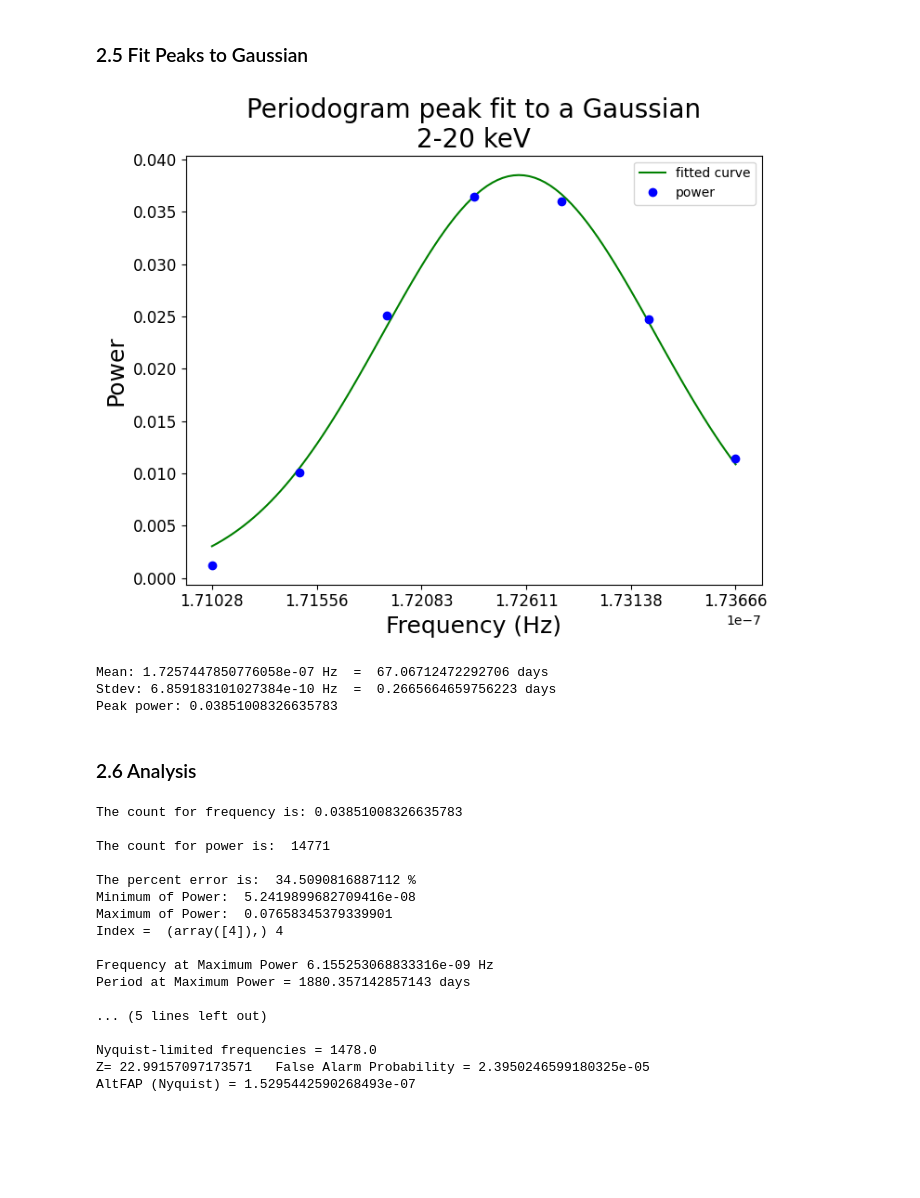
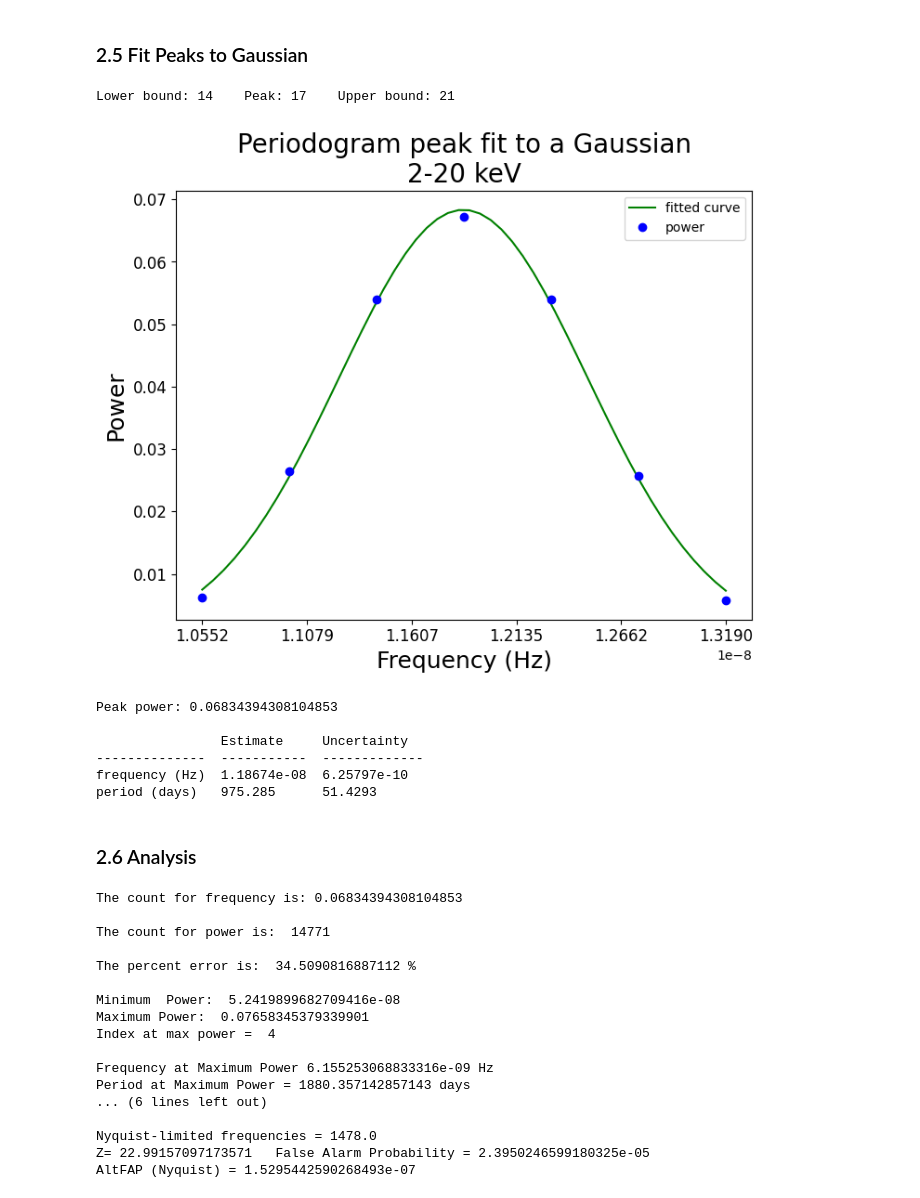
Before and after one commit to Beauremontt/AGN-Flux-Timing-Analysis, a Jupyter notebook: AGNFluxTimingAnalysis.ipynb, the cells around one changed output. Drawn from its saved outputs; the diff is of its cells as text; code cells hidden in the pictures; blank space fills up the shorter version.

```diff
--- a/AGNFluxTimingAnalysis.ipynb
+++ b/AGNFluxTimingAnalysis.ipynb
@@ -320,8 +320,8 @@ power           0.00359099   0.00215253   0.0171875    0.0489749    0.0765835
 # %%
 # @title  { form-width: "25%" }
 
-# for now, manually define index range of peak from table 1 in 2.4
-peak = 59 # @param {type:"integer"}
+# choose peak from 'peaks index' row of second table in 2.4
+peak = 2 # @param {type:"integer"}
 
 # ensure the interval encloses the peak
 if power[peaks[0]] > power[pits[0]]:
@@ -330,6 +330,7 @@ if power[peaks[0]] > power[pits[0]]:
 else:
   interval_start = pits[peak-1]
   interval_end = pits[peak]
+print("Lower bound:", interval_start, "   Peak:", peaks[peak], "   Upper bound:", interval_end)
 
 
 # get data values
@@ -339,41 +340,45 @@ data_x = frequency[interval_start:interval_end]
 # define the Gaussian function
 def Gauss(x, mu, sigma, A):
     return A * np.exp(-(x - mu)**2 / (2 * sigma**2))
 
 # initial guess for parameters
 init = [np.mean(data_x), np.std(data_x), np.max(data_y)]
 
 # fit data to Gauss
 params, covariance = curve_fit(Gauss, data_x, data_y, p0=init)
 
 # get optimized parameters
 mu, sigma, A = params
 mu_d = 1/(mu*86400)
+sigma_d = sigma/mu * mu_d
 
 # plot fitted curve and data
 plt.subplots(1,1,figsize=(8,6))
-gauss_x = np.linspace(data_x[0], data_x[-1], 100)
+gauss_x = np.linspace(data_x[0], data_x[-1], 50)
 plt.plot(gauss_x, Gauss(gauss_x, mu, sigma, A), 'g-', label="fitted curve")
 plt.plot(data_x, data_y, 'bo', label="power")
 
 # put labels on plot
 plt.title(f"Periodogram peak fit to a Gaussian\n{band_label}", fontsize=20)
 plt.xticks(np.linspace(min(data_x), max(data_x), 6))
 plt.xlabel("Frequency (Hz)", fontsize=18)
 plt.ylabel("Power", fontsize=18)
 plt.tick_params(labelsize=12)
 plt.legend()
 
 # print results
 plt.show()
-print("Mean:", mu, "Hz  = ", mu_d, "days")
-print("Stdev:", sigma, "Hz  = ", sigma/mu * mu_d, "days")
-print("Peak power:", A)
+print("\nPeak power:", A, "\n")
+print(tabulate([["frequency (Hz)"] + [mu, sigma], ["period (days)"] + [mu_d, sigma_d]], headers=["", "Estimate", "Uncertainty"], numalign='left'))
 # %% [output]
+Lower bound: 14    Peak: 17    Upper bound: 21
-[figure, old version]
+[figure, new version]
-Mean: 1.7257447850776058e-07 Hz  =  67.06712472292706 days
-Stdev: 6.859183101027384e-10 Hz  =  0.2665664659756223 days
-Peak power: 0.03851008326635783
+Peak power: 0.06834394308104853
+
+                Estimate     Uncertainty
+--------------  -----------  -------------
+frequency (Hz)  1.18674e-08  6.25797e-10
+period (days)   975.285      51.4293
 # %% [markdown]
 ### 2.6 Analysis
 # %%
@@ -396,9 +401,9 @@ altFAP = 1 - (1 - np.exp(-Z)) ** (NumData/2)
 print("The count for frequency is:" , A)
 print("\nThe count for power is: " , B)
 print("\nThe percent error is: ", ((Error/Mean)*100), "%")
-print("Minimum of Power: ", np.min(power))
-print("Maximum of Power: ", np.max(power))
-print("Index = ", result, *item)
+print("\nMinimum  Power: ", np.min(power))
+print("Maximum Power: ", np.max(power))
+print("Index at max power = ", *item)
 print("\nFrequency at Maximum Power", fofmax, "Hz")
 print("Period at Maximum Power =", pdmax, "days")
 if pdmax < 3/24: print("                        =", pdmax*1440, "minutes")
@@ -412,19 +417,19 @@ print("\nNyquist-limited frequencies =", NumData/2)
 print("Z=", Z, "  False Alarm Probability =", FAP)
 print("AltFAP (Nyquist) =", altFAP)
 # %% [output]
-The count for frequency is: 0.03851008326635783
+The count for frequency is: 0.06834394308104853
 
 The count for power is:  14771
 
 The percent error is:  34.5090816887112 %
-Minimum of Power:  5.2419899682709416e-08
-Maximum of Power:  0.07658345379339901
-Index =  (array([4]),) 4
+
+Minimum  Power:  5.2419899682709416e-08
+Maximum Power:  0.07658345379339901
+Index at max power =  4
 
 Frequency at Maximum Power 6.155253068833316e-09 Hz
 Period at Maximum Power = 1880.357142857143 days
-
-... (5 lines left out)
+... (6 lines left out)
 
 Nyquist-limited frequencies = 1478.0
 Z= 22.99157097173571   False Alarm Probability = 2.3950246599180325e-05
```
Also changed, not shown: parts of 2 cells of this notebook.
